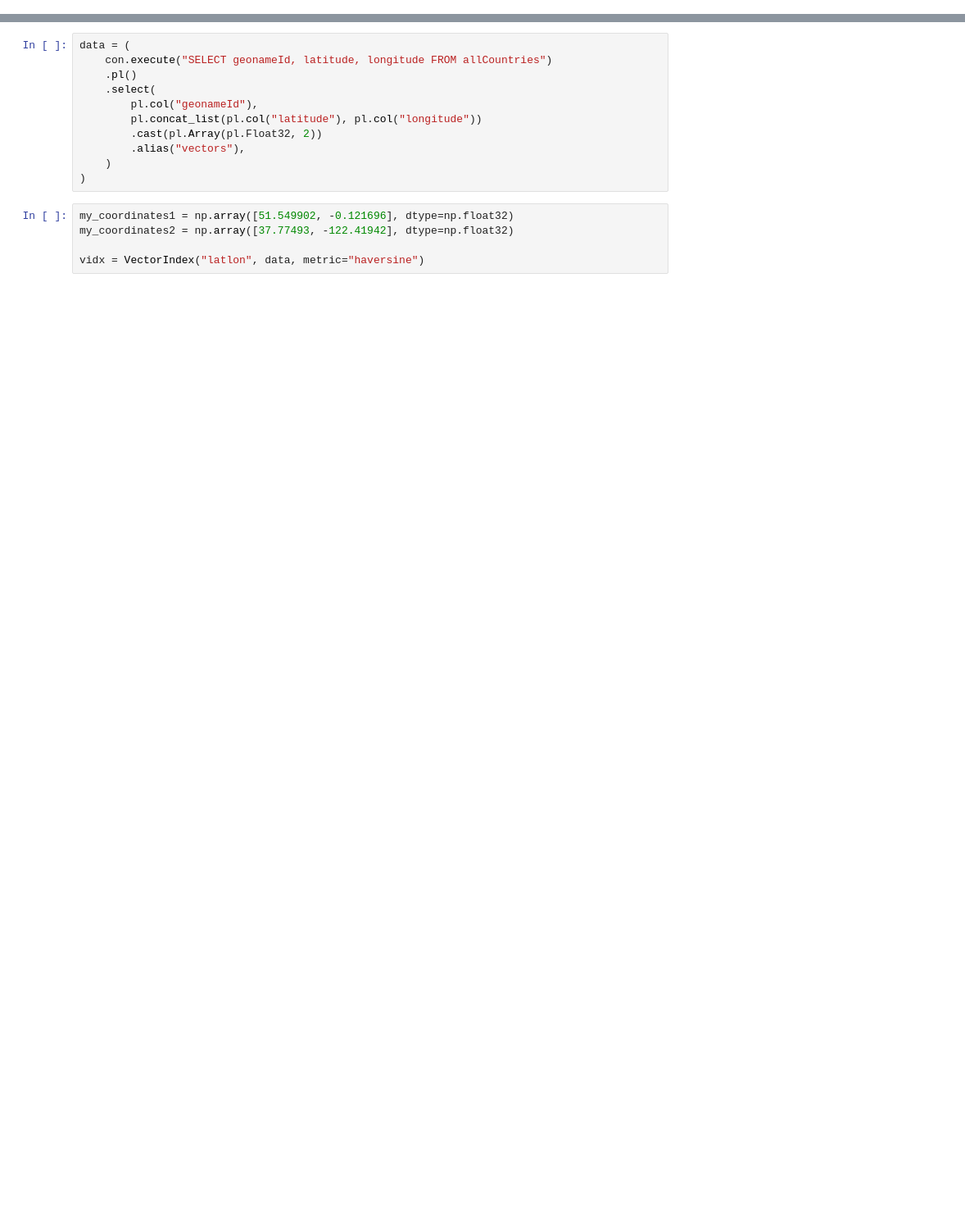
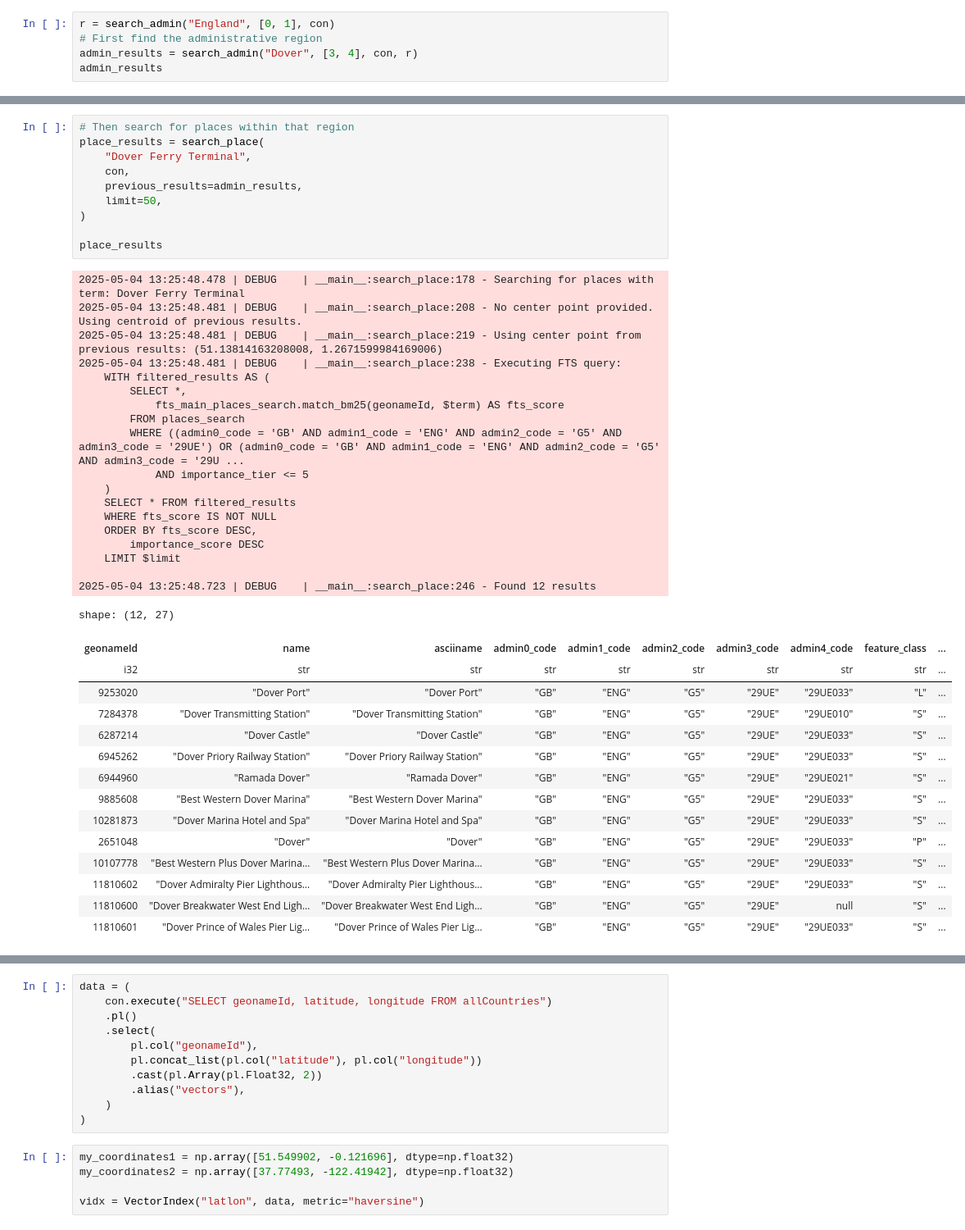
Before and after one commit to SamBroomy/heisenberg, a Jupyter notebook: test.ipynb, the cells around one changed output, grey strips where cells are left out. Shown at 82% size. Drawn from its saved outputs; the diff is of its cells as text; blank space fills up the shorter version.

```diff
--- a/test.ipynb
+++ b/test.ipynb
@@ -2302,0 +2061,5 @@ Added parent score from adjusted_score_0
+# %%
+r = search_admin("England", [0, 1], con)
+# First find the administrative region
+admin_results = search_admin("Dover", [3, 4], con, r)
+admin_results
@@ -2302,0 +2089,44 @@ Added parent score from adjusted_score_0
+# %%
+# Then search for places within that region
+place_results = search_place(
+    "Dover Ferry Terminal",
+    con,
+    previous_results=admin_results,
+    limit=50,
+)
+
+place_results
+# %% [output]
+2025-05-04 13:25:48.478 | DEBUG    | __main__:search_place:178 - Searching for places with term: Dover Ferry Terminal
+2025-05-04 13:25:48.481 | DEBUG    | __main__:search_place:208 - No center point provided. Using centroid of previous results.
+2025-05-04 13:25:48.481 | DEBUG    | __main__:search_place:219 - Using center point from previous results: (51.13814163208008, 1.2671599984169006)
+2025-05-04 13:25:48.481 | DEBUG    | __main__:search_place:238 - Executing FTS query:
+    WITH filtered_results AS (
+        SELECT *,
+            fts_main_places_search.match_bm25(geonameId, $term) AS fts_score
+        FROM places_search
+        WHERE ((admin0_code = 'GB' AND admin1_code = 'ENG' AND admin2_code = 'G5' AND admin3_code = '29UE') OR (admin0_code = 'GB' AND admin1_code = 'ENG' AND admin2_code = 'G5' AND admin3_code = '29U ...
+            AND importance_tier <= 5
+    )
+    SELECT * FROM filtered_results
+    WHERE fts_score IS NOT NULL
+    ORDER BY fts_score DESC,
+        importance_score DESC
+    LIMIT $limit
+
+2025-05-04 13:25:48.723 | DEBUG    | __main__:search_place:246 - Found 12 results
+shape: (12, 27)
+| geonameId | name | asciiname | admin0_code | admin1_code | admin2_code | admin3_code | admin4_code | feature_class | ... |
+| i32 | str | str | str | str | str | str | str | str | ... |
+| 9253020 | "Dover Port" | "Dover Port" | "GB" | "ENG" | "G5" | "29UE" | "29UE033" | "L" | ... |
+| 7284378 | "Dover Transmitting Station" | "Dover Transmitting Station" | "GB" | "ENG" | "G5" | "29UE" | "29UE010" | "S" | ... |
+| 6287214 | "Dover Castle" | "Dover Castle" | "GB" | "ENG" | "G5" | "29UE" | "29UE033" | "S" | ... |
+| 6945262 | "Dover Priory Railway Station" | "Dover Priory Railway Station" | "GB" | "ENG" | "G5" | "29UE" | "29UE033" | "S" | ... |
+| 6944960 | "Ramada Dover" | "Ramada Dover" | "GB" | "ENG" | "G5" | "29UE" | "29UE021" | "S" | ... |
+| 9885608 | "Best Western Dover Marina" | "Best Western Dover Marina" | "GB" | "ENG" | "G5" | "29UE" | "29UE033" | "S" | ... |
+| 10281873 | "Dover Marina Hotel and Spa" | "Dover Marina Hotel and Spa" | "GB" | "ENG" | "G5" | "29UE" | "29UE033" | "S" | ... |
+| 2651048 | "Dover" | "Dover" | "GB" | "ENG" | "G5" | "29UE" | "29UE033" | "P" | ... |
+| 10107778 | "Best Western Plus Dover Marina… | "Best Western Plus Dover Marina… | "GB" | "ENG" | "G5" | "29UE" | "29UE033" | "S" | ... |
+| 11810602 | "Dover Admiralty Pier Lighthous… | "Dover Admiralty Pier Lighthous… | "GB" | "ENG" | "G5" | "29UE" | "29UE033" | "S" | ... |
+| 11810600 | "Dover Breakwater West End Ligh… | "Dover Breakwater West End Ligh… | "GB" | "ENG" | "G5" | "29UE" | null | "S" | ... |
+| 11810601 | "Dover Prince of Wales Pier Lig… | "Dover Prince of Wales Pier Lig… | "GB" | "ENG" | "G5" | "29UE" | "29UE033" | "S" | ... |
```
Also changed, not shown: parts of 36 cells of this notebook, 14 other files.
